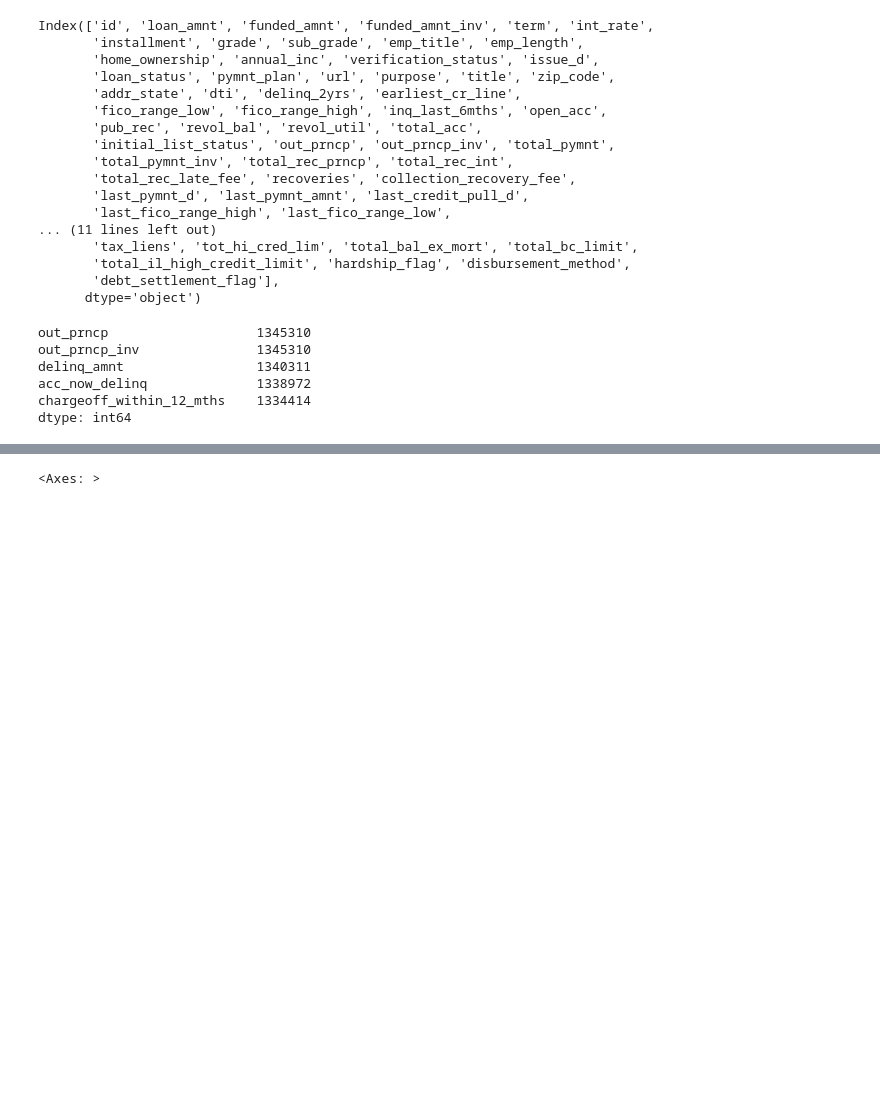
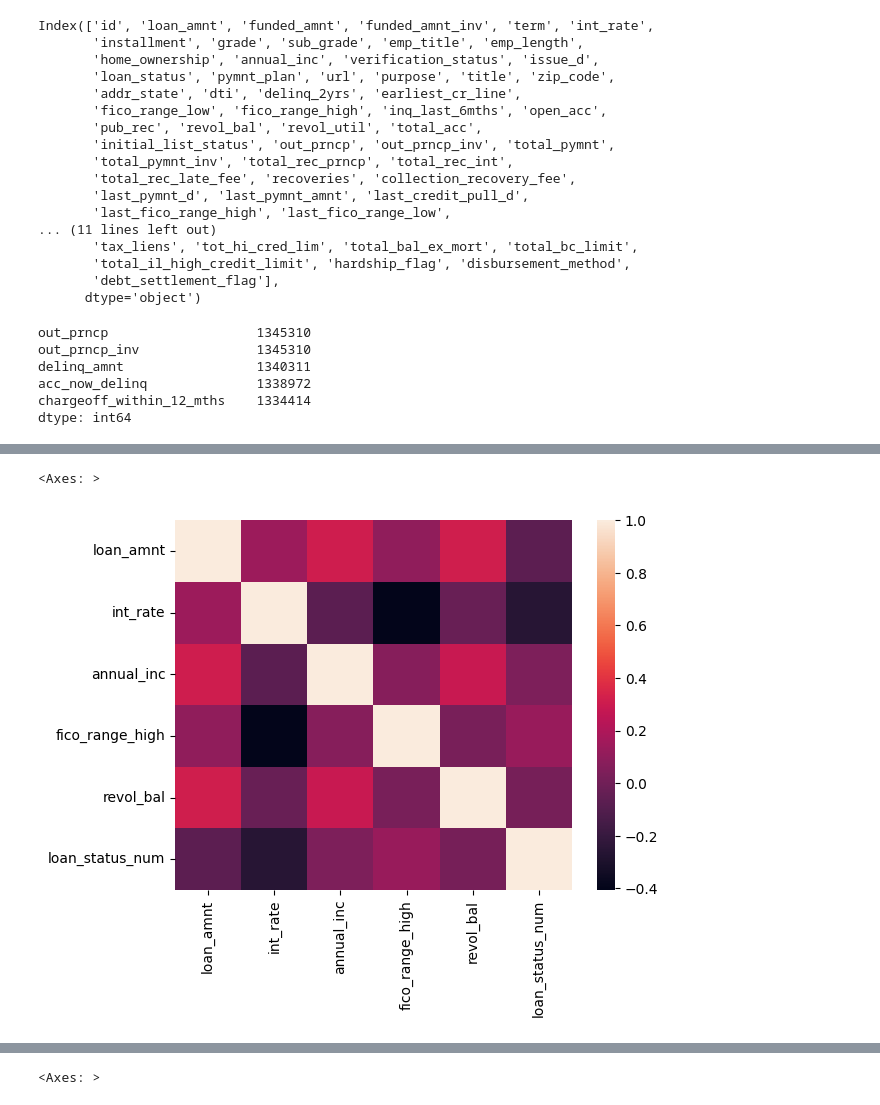
Before and after one commit to SacHacks5-0/Backend, a Jupyter notebook: model.ipynb, the cells around one changed output, grey strips where cells are left out. Drawn from its saved outputs; the diff is of its cells as text; code cells hidden in the pictures; blank space fills up the shorter version.

```diff
--- a/model.ipynb
+++ b/model.ipynb
@@ -70,4 +81,3 @@ dataset = dataset.drop(["term", "emp_length"], axis = 1)
 # %%
-features_to_use = ["loan_amnt", "funded_amnt", "int_rate", "installment", "sub_grade"
-, "home_ownership", "annual_inc", "verification_status", "fico_range_high", "purpose", "pymnt_plan", "mths_since_recent_inq", "term_in_months", "emp_length_in_years"
-, "addr_state"]
+features_to_use = ["loan_status","loan_amnt","int_rate", "grade"
+, "home_ownership", "annual_inc", "verification_status", "fico_range_high", "purpose", "pymnt_plan", "term_in_months", "revol_bal"]
@@ -93,0 +84,2 @@ Index(['loan_amnt', 'funded_amnt', 'funded_amnt_inv', 'int_rate',
+# %%
+features_selected_dataset = dataset.loc[:, features_to_use]
@@ -93,0 +102,10 @@ Index(['loan_amnt', 'funded_amnt', 'funded_amnt_inv', 'int_rate',
+# %%
+#correlation only takes numeric data
+numeric_data = features_selected_dataset.select_dtypes(include='number')
+#add a numeric category of loan status where 1 if 'Fully Paid' and 0 if 'Charged Off'
+numeric_data['loan_status_num'] = features_selected_dataset['loan_status'].replace({'Fully Paid': 1, 'Charged Off': 0})
+data_corr = numeric_data.corr()
+sns.heatmap(data_corr)
+# %% [output]
+<Axes: >
+[figure, added]
```
Also changed, not shown: parts of 13 cells of this notebook.
